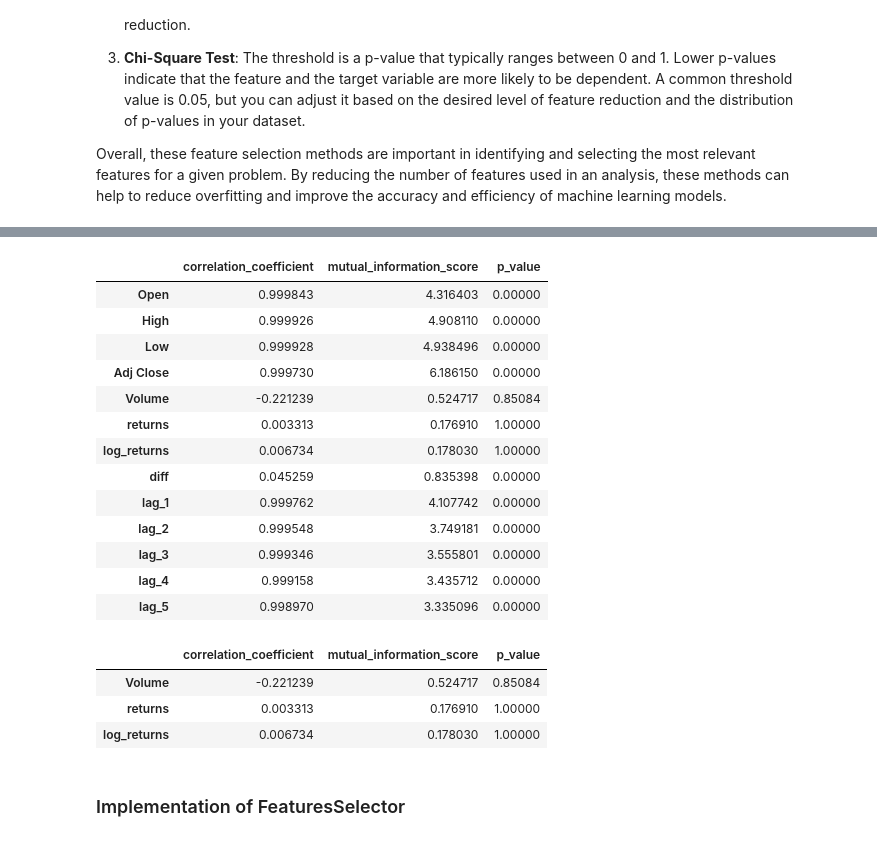
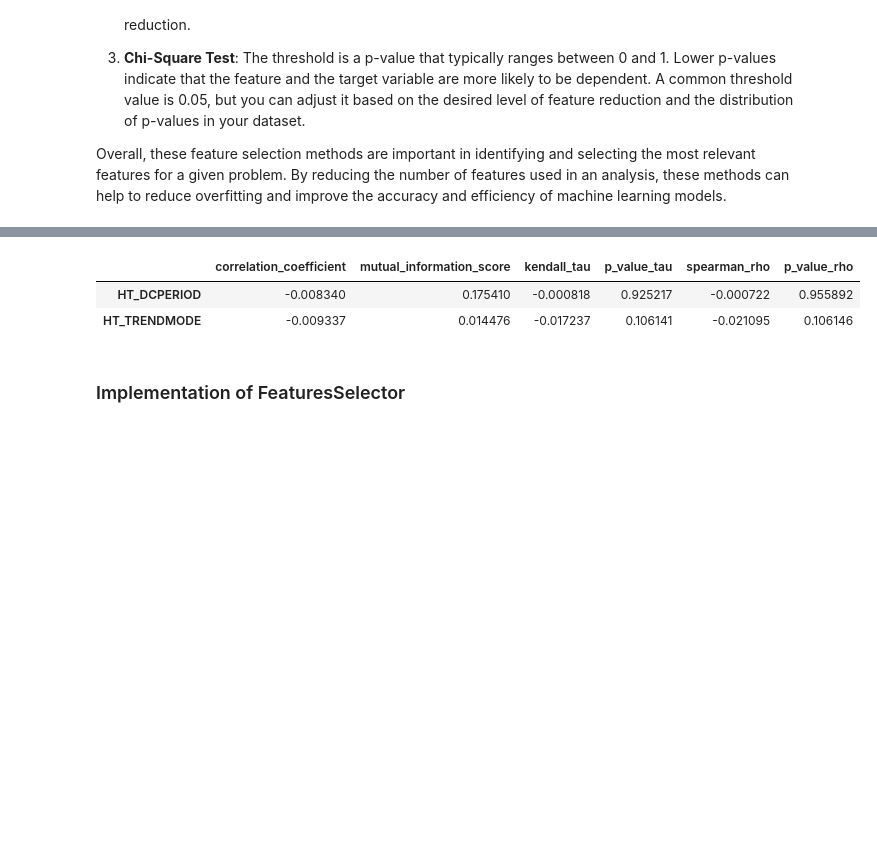
Before and after one commit to ViktorGakis/WebApps, a Jupyter notebook: TimeSeries Analysis/predict.ipynb, the cells around one changed output, grey strips where cells are left out. Saved outputs shown, nothing was run; the diff lists cells and outputs as text; code cells hidden in the pictures; blank space fills up the shorter version.

```diff
--- a/TimeSeries Analysis/predict.ipynb
+++ b/TimeSeries Analysis/predict.ipynb
@@ -61,26 +225,31 @@ stock = Stock('AAPL')
 class InputVariables:
     def __init__(self, data: DataFrame, col="Close") -> None:
         self.data: DataFrame = data
-        self.column: str = col
+        self.col: str = col
 
     def calculate_returns(self) -> None:
-        self.data["returns"] = self.data[self.column].pct_change()
+        self.data["returns"] = self.data[self.col].pct_change()
 
     def calculate_log_returns(self) -> None:
-        self.data["log_returns"] = np.log(self.data[self.column]) - np.log(
-            self.data[self.column].shift(1)
+        self.data["log_returns"] = np.log(self.data[self.col]) - np.log(
+            self.data[self.col].shift(1)
         )
 
     def calculate_differencing(self) -> None:
-        self.data["diff"] = self.data[self.column].diff()
+        self.data["diff"] = self.data[self.col].diff()
 
     def add_Indicators(self) -> None:
-        indctrs: DataFrame = (
-            TechnicalIndicators(stock.data, stock.symbol)
-            .calculate_all()
-            .drop(stock.data.columns.to_list(), axis=1)
-        )
-        self.data = pd.concat([self.data, indctrs], axis=1)
+        inds = pd.DataFrame()
+        succeed = []
+        failed = []
+        for func in talib.get_functions():
+            try:
+                ind = getattr(talib, func)(stock.data.loc[:, self.col]).rename(func)
+                inds = pd.concat([inds, ind], axis = 1)
+                succeed += [func]
+            except:
+                failed += [func]
+        self.data = pd.concat([self.data, inds], axis=1)
 
     def generate_all(self) -> DataFrame:
         self.calculate_returns()
@@ -116,12 +284,11 @@ class data_prep(InputVariables):
         self,
         df: pd.DataFrame,
         target_col: str,
-        n_lags: int = 5,
         testsize: float = 0.3,
         random_state: int = 101,
         shuffle=False,
     ) -> None:
-        super().__init__(df, target_col, n_lags)
+        super().__init__(df, target_col)
         self.target_col: str = target_col
         self.testsize: float = testsize
         self.random_state: int = random_state
@@ -181,7 +348,7 @@ class data_prep(InputVariables):
 target_column = 'Close'
 
 # Initialize the data_prep class and prepare the data
-data_preparer = data_prep(stock.data, target_column, n_lags=5, testsize=0.1)
+data_preparer = data_prep(stock.data, target_column, testsize=0.1)
 
 # Use the prepared data for training and evaluating models or creating plots
 data_preparer.plot()
@@ -579,33 +754,21 @@ FilterMethods().get_static_methods()
 ]
 # %%
 df = pd.DataFrame()
+pdlist = []
 for method in FilterMethods.get_static_methods():
-    df: DataFrame = pd.concat([df, getattr(FilterMethods, method)(data_preparer.X,data_preparer.y)], axis = 1)
-df
+    fil = getattr(FilterMethods, method)(data_preparer.X,data_preparer.y)
+    df: DataFrame = pd.concat([df, fil], axis = 1)
+# df
 df.loc[
-    (df.correlation_coefficient<0.5)
-    & (df.mutual_information_score < df.mutual_information_score.quantile(0.2))
-    & (df.p_value > 0.05)
+    (np.abs(df.correlation_coefficient)<0.5)
+    & (df.mutual_information_score < df.mutual_information_score.quantile(0.5))
+    & (df.p_value_tau > 0.05) & (df.p_value_rho > 0.05)
 ]
+# df
 # %% [output]
-|  | correlation_coefficient | mutual_information_score | p_value |
-| Open | 0.999843 | 4.316403 | 0.00000 |
-| High | 0.999926 | 4.908110 | 0.00000 |
-| Low | 0.999928 | 4.938496 | 0.00000 |
-| Adj Close | 0.999730 | 6.186150 | 0.00000 |
-| Volume | -0.221239 | 0.524717 | 0.85084 |
-| returns | 0.003313 | 0.176910 | 1.00000 |
-| log_returns | 0.006734 | 0.178030 | 1.00000 |
-| diff | 0.045259 | 0.835398 | 0.00000 |
-| lag_1 | 0.999762 | 4.107742 | 0.00000 |
-| lag_2 | 0.999548 | 3.749181 | 0.00000 |
-| lag_3 | 0.999346 | 3.555801 | 0.00000 |
-| lag_4 | 0.999158 | 3.435712 | 0.00000 |
-| lag_5 | 0.998970 | 3.335096 | 0.00000 |
+|  | correlation_coefficient | mutual_information_score | kendall_tau | p_value_tau | spearman_rho | p_value_rho |
+| HT_DCPERIOD | -0.008340 | 0.175410 | -0.000818 | 0.925217 | -0.000722 | 0.955892 |
+| HT_TRENDMODE | -0.009337 | 0.014476 | -0.017237 | 0.106141 | -0.021095 | 0.106146 |
-|  | correlation_coefficient | mutual_information_score | p_value |
-| Volume | -0.221239 | 0.524717 | 0.85084 |
-| returns | 0.003313 | 0.176910 | 1.00000 |
-| log_returns | 0.006734 | 0.178030 | 1.00000 |
 # %% [markdown]
 ### Implementation of FeaturesSelector
 # %%
```
Also changed, not shown: parts of 24 cells of this notebook.
